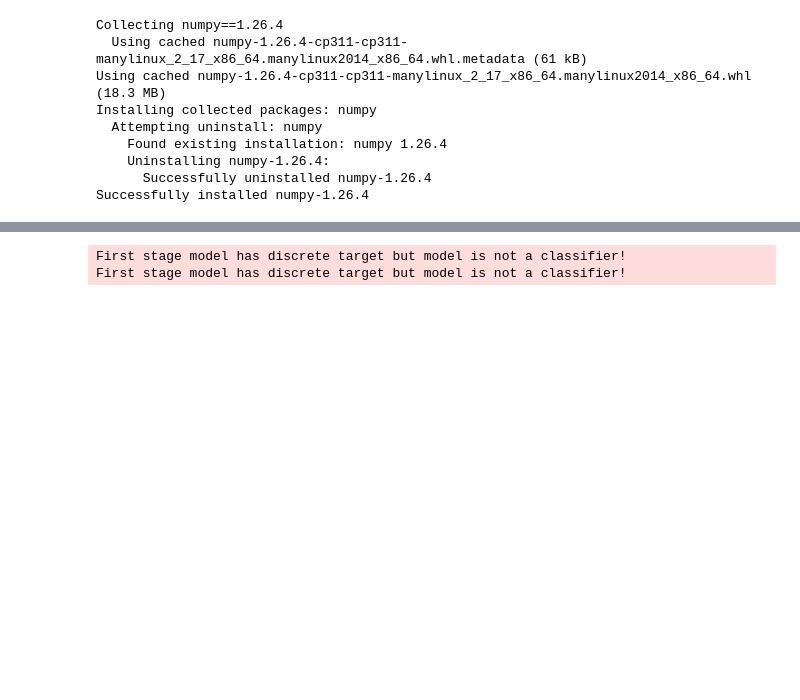
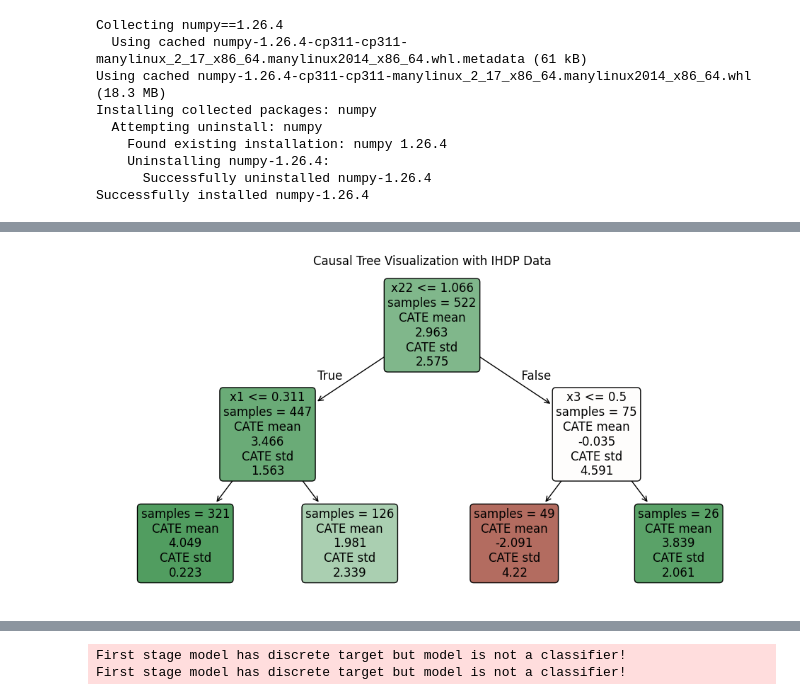
Before and after one commit to zahrakhanalizade/econ_coding, a Jupyter notebook: Causal_ML.ipynb, the cells around one changed output, grey strips where cells are left out. Drawn from its saved outputs; the diff is of its cells as text; code cells hidden in the pictures; blank space fills up the shorter version.

```diff
--- a/Causal_ML.ipynb
+++ b/Causal_ML.ipynb
@@ -42,0 +138,26 @@ Successfully installed numpy-1.26.4
+# %%
+### 🔎 Step 1: Fitting a Causal Tree Model
+from econml.dml import CausalForestDML
+
+# Fit a Causal Tree (with only 1 tree to mimic an honest tree)
+tree_model = CausalForestDML(
+    n_estimators=1,          # Single tree
+    subforest_size=1,        # Single tree in the sub-forest
+    inference=False,         # Skip inference to focus on tree structure
+    max_depth=4              # Limit tree depth for better visualization
+)
+tree_model = tree_model.fit(Y=df['Y'], X=df.drop(['Y', 'D'], axis=1), T=df['D'])
+# %%
+# 🔎 Step 2: Visualizing the Causal Tree
+from econml.cate_interpreter import SingleTreeCateInterpreter
+import matplotlib.pyplot as plt
+
+# Visualize the simplified causal tree
+intrp = SingleTreeCateInterpreter(max_depth=2).interpret(tree_model, df.drop(['Y', 'D'], axis=1))
+
+plt.figure(figsize=(12, 6))
+intrp.plot(feature_names=df.drop(['Y', 'D'], axis=1).columns, fontsize=12)
+plt.title("Causal Tree Visualization with IHDP Data")
+plt.show()
+# %% [output]
+[figure, added]
```
Also changed, not shown: parts of 24 cells of this notebook, 1 other file.
